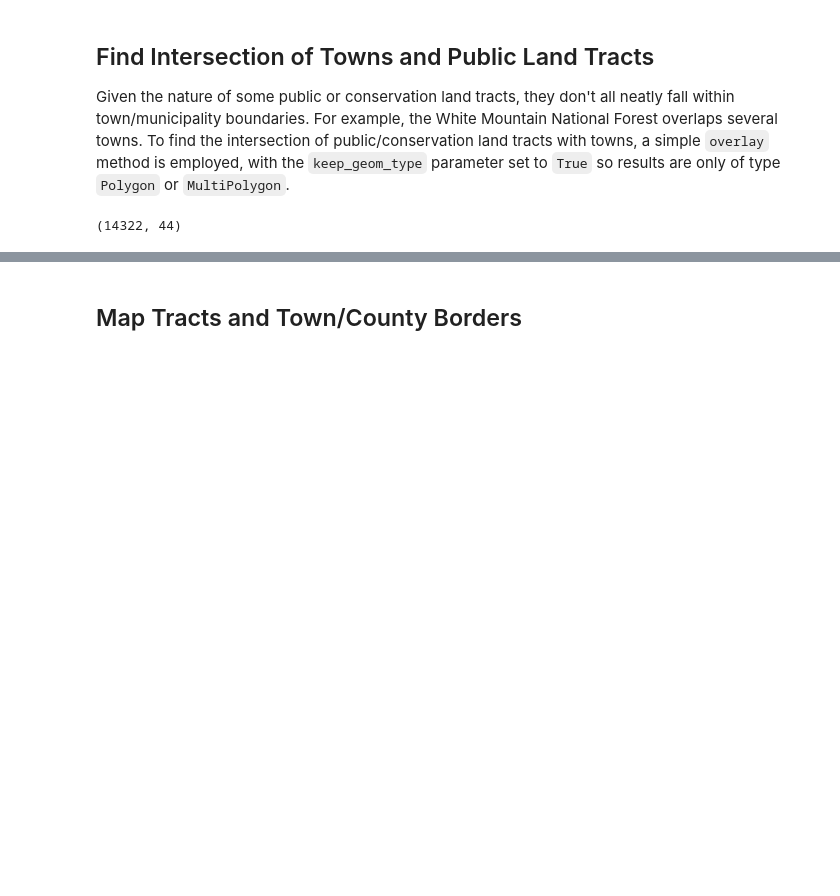
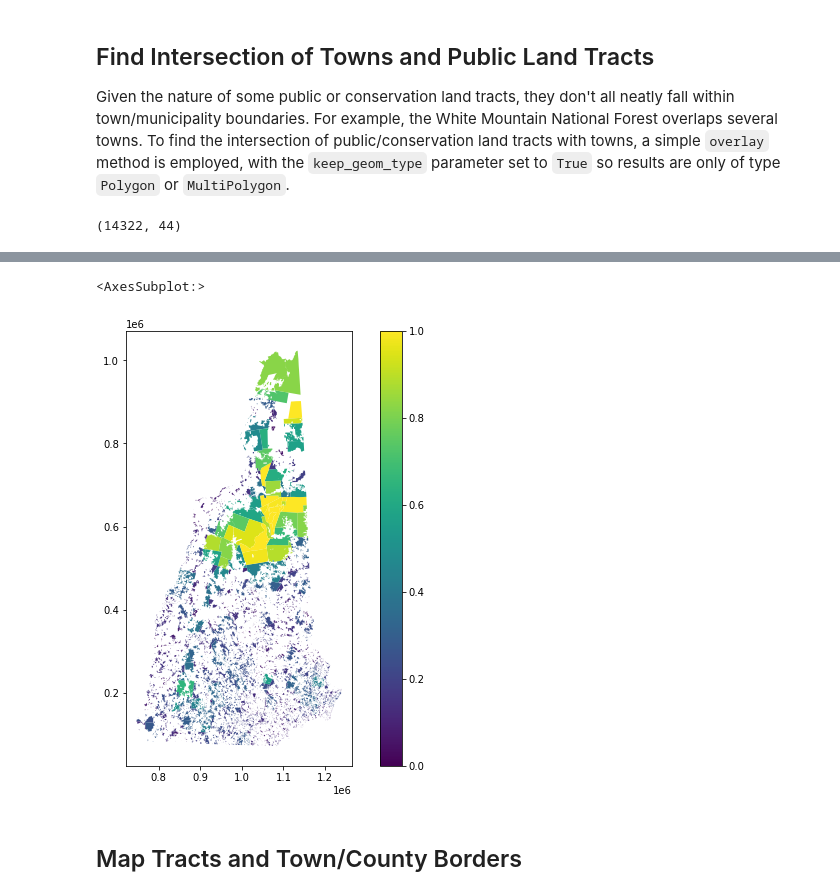
Before and after one commit to HKuz/Environmental_Mapping, a Jupyter notebook: Data_Extraction.ipynb, the cells around one changed output, grey strips where cells are left out. Saved outputs shown, nothing was run; the diff lists cells and outputs as text; code cells hidden in the pictures; blank space fills up the shorter version.

Commit message:
feat: add public land percent by town

```diff
--- a/Data_Extraction.ipynb
+++ b/Data_Extraction.ipynb
@@ -369,0 +372,4 @@ public_by_town.head()
+# %%
+town_public_acreage = public_by_town[['FIPS', 'TOWN_NAME', 'RPA', 'ACRES', 'COUNTY', 'geometry']]
+town_public_acreage = town_public_acreage.dissolve(by='TOWN_NAME')
+town_public_acreage.shape
@@ -370,3 +388,15 @@ public_by_town.head()
+# %%
+town_public_acreage['PUBLIC_ACRES'] = town_public_acreage['geometry'].area.apply(sq_ft_to_acres)
+# %%
+town_public_acreage['PCT_PUBLIC'] = town_public_acreage['PUBLIC_ACRES'] / town_public_acreage['ACRES']
+# %%
+# Quick heatmap based on public land percent
+town_public_acreage.plot('PCT_PUBLIC',
+                         legend=True,
+                         figsize=(10, 8))
+# %% [output]
+<AxesSubplot:>
+[figure, added]
 # %% [markdown]
 ## Map Tracts and Town/County Borders
 # %%
```
Also changed, not shown: parts of 5 cells of this notebook.
